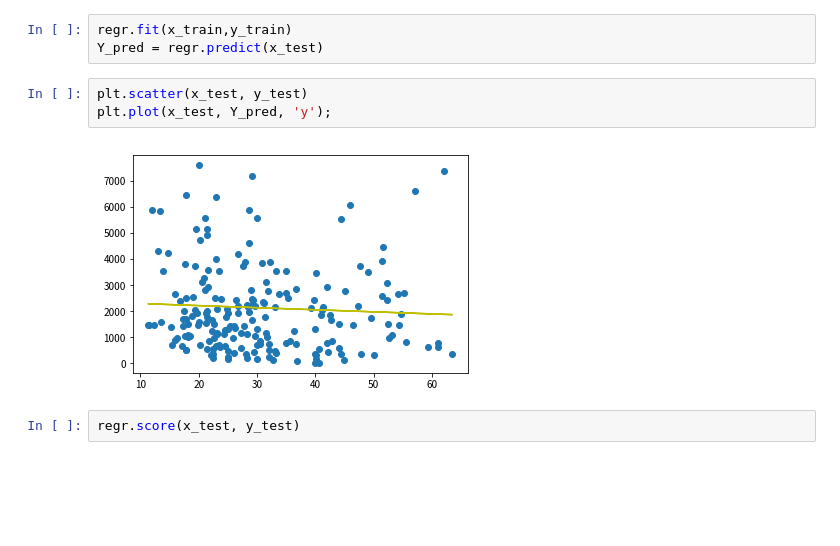
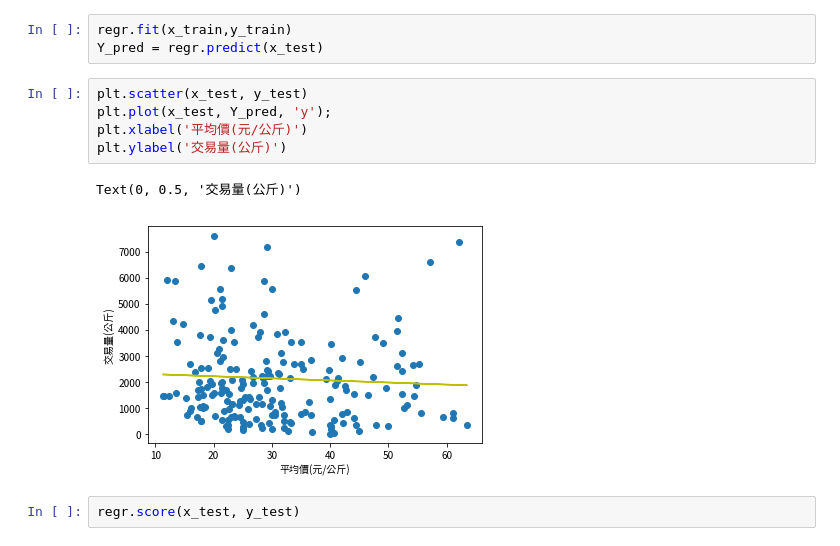
Before and after one commit to roto93/gtsu_fantastic_lab, a Jupyter notebook: Hw 5-1.ipynb, the cells around one changed output. Drawn from its saved outputs; the diff is of its cells as text; blank space fills up the shorter version.

```diff
--- a/Hw 5-1.ipynb
+++ b/Hw 5-1.ipynb
@@ -151,8 +151,11 @@ Y_pred = regr.predict(x_test)
 # %%
 plt.scatter(x_test, y_test)
 plt.plot(x_test, Y_pred, 'y');
+plt.xlabel('平均價(元/公斤)')
+plt.ylabel('交易量(公斤)')
 # %% [output]
+Text(0, 0.5, '交易量(公斤)')
-[figure, old version]
+[figure, new version]
 # %%
 regr.score(x_test, y_test)
 # %% [output]
```
